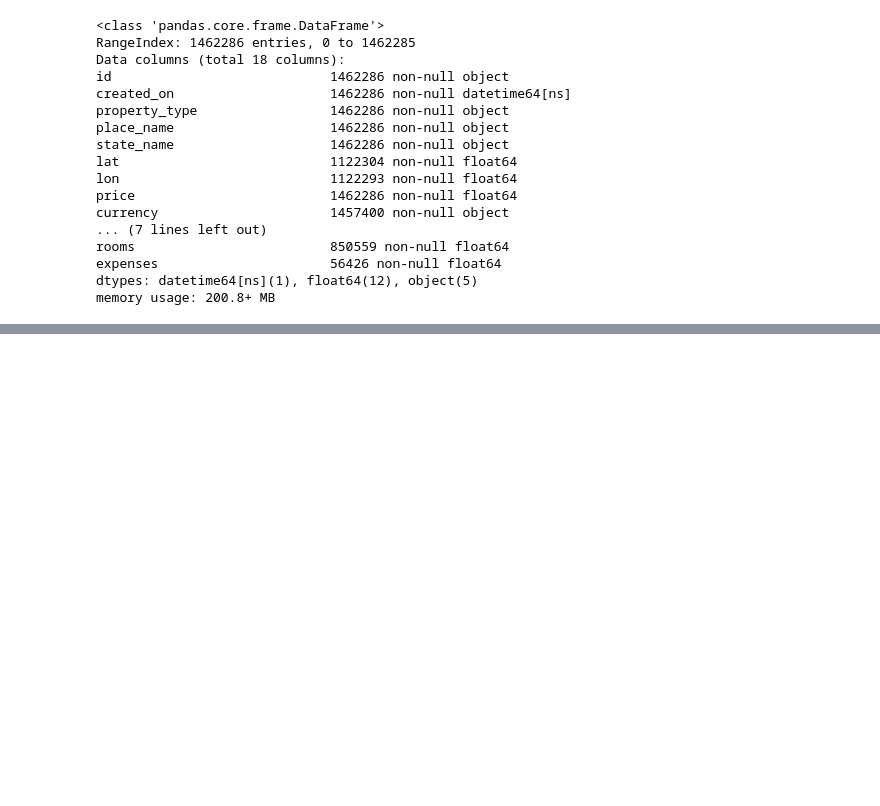
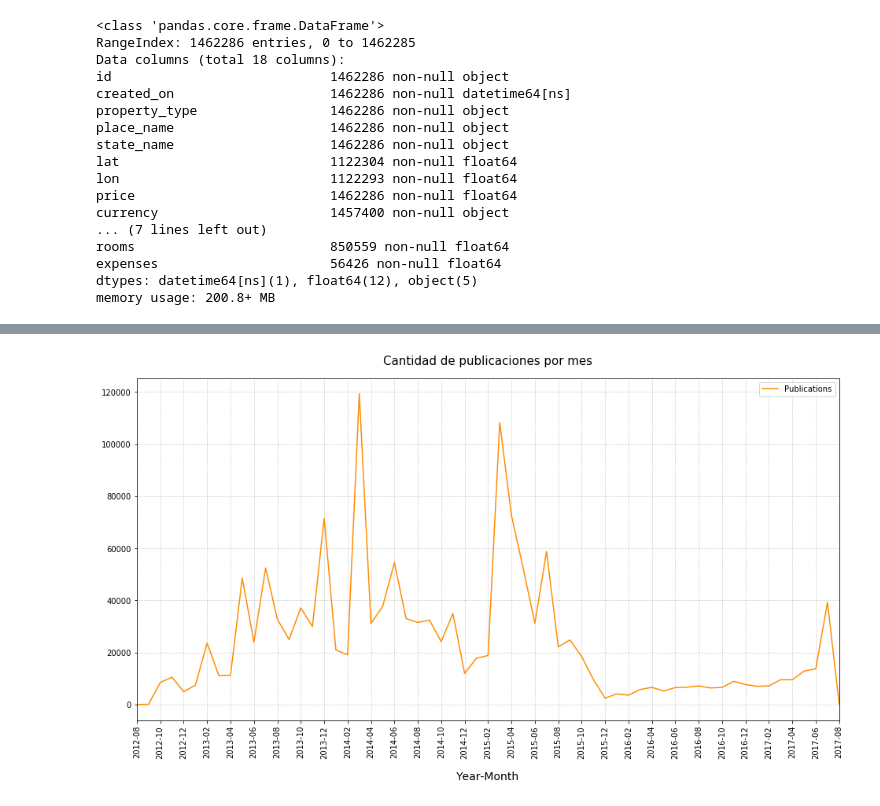
Before and after one commit to fpenovi/BArealEstatePricing, a Jupyter notebook: notebooks/00 - Hello_TP.ipynb, the cells around one changed output, grey strips where cells are left out. Saved outputs shown, nothing was run; the diff lists cells and outputs as text; code cells hidden in the pictures; blank space fills up the shorter version.

```diff
--- a/notebooks/00 - Hello_TP.ipynb
+++ b/notebooks/00 - Hello_TP.ipynb
@@ -27,0 +66,17 @@ memory usage: 200.8+ MB
+# %%
+grouped = pd.DataFrame({'Year-Month':pd.Series(pd.to_datetime(dfPublished.created_on.dt.year.astype('str') + '-' + dfPublished.created_on.dt.month.astype('str'))),
+                        'Publications':dfPublished.id}).groupby(by='Year-Month').count()
+
+fig = grouped.plot(x=grouped.reset_index()['Year-Month'].astype('str').str.slice(0,-3),
+                   figsize=(16, 8),
+                   xticks=range(0, len(grouped), 2), rot=90,
+                   color='DarkOrange',
+                   title="Cantidad de publicaciones por mes")
+fig.xaxis.label.set_size(14)
+fig.xaxis.set_label_coords(0.5, -0.15)
+fig.title.set_position((0.5, 1.025))
+fig.title.set_size(15)
+fig.grid(linestyle='dotted')
+fig.set_axisbelow(True);
+# %% [output]
+[figure, added]
```
Also changed, not shown: parts of 9 cells of this notebook.
